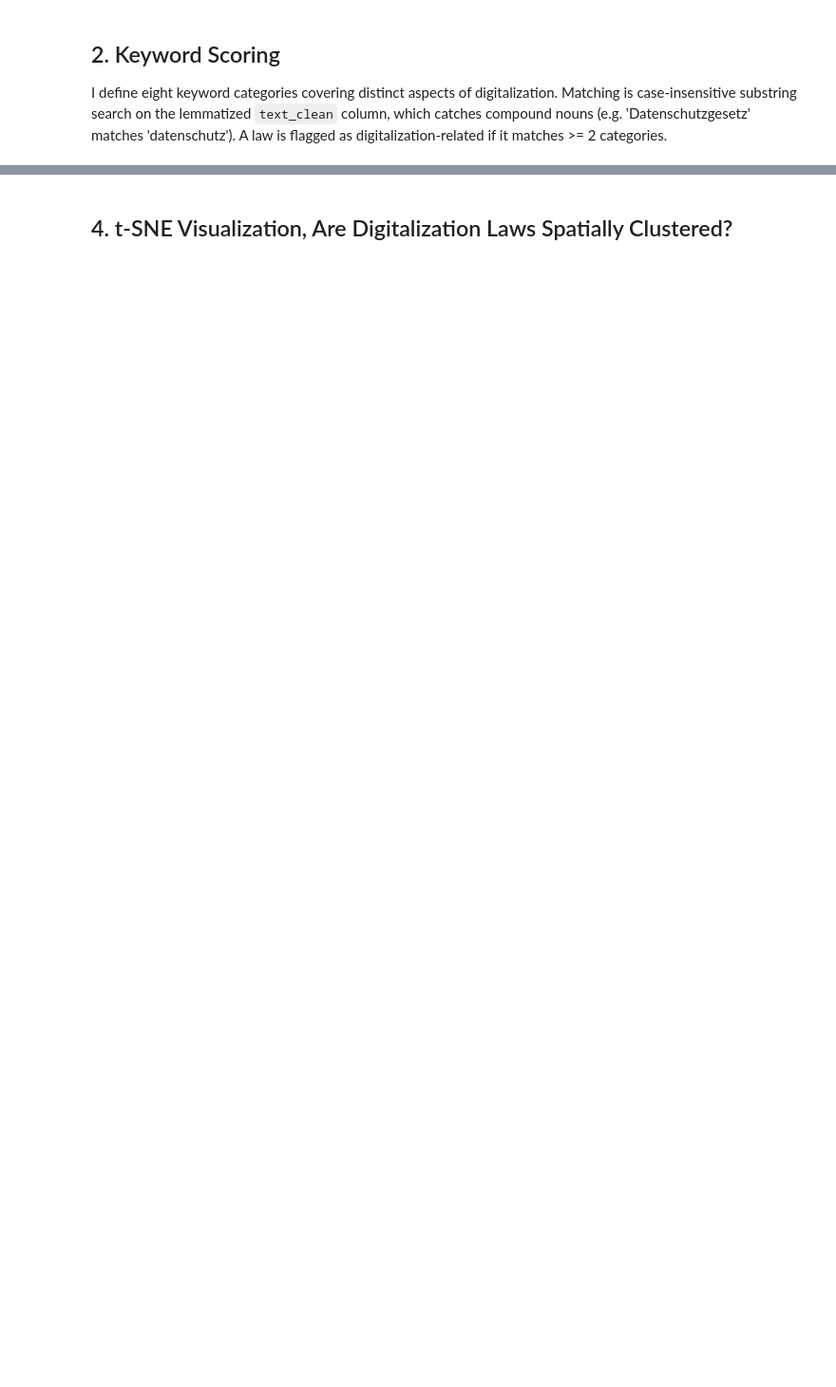
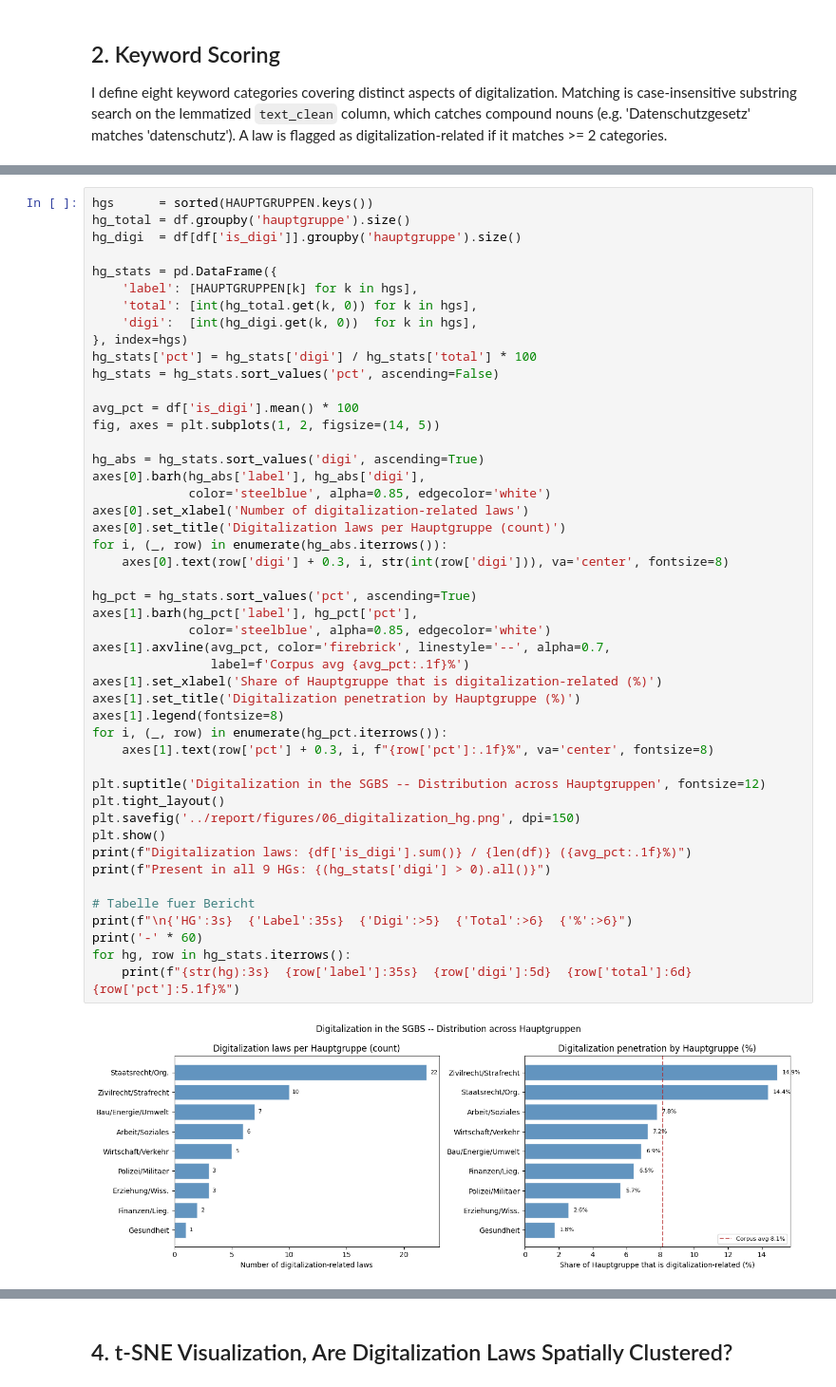
Before and after one commit to bernhardeymann/Unsupervised_ML_2026, a Jupyter notebook: notebooks/06_digitalization.ipynb, the cells around one changed output, grey strips where cells are left out. Shown at 95% size. Saved outputs shown, nothing was run; the diff lists cells and outputs as text; blank space fills up the shorter version.

```diff
--- a/notebooks/06_digitalization.ipynb
+++ b/notebooks/06_digitalization.ipynb
@@ -127,0 +102,49 @@ print(f"Present in all 9 HGs: {(hg_stats['digi'] > 0).all()}")
+# %%
+hgs      = sorted(HAUPTGRUPPEN.keys())
+hg_total = df.groupby('hauptgruppe').size()
+hg_digi  = df[df['is_digi']].groupby('hauptgruppe').size()
+
+hg_stats = pd.DataFrame({
+    'label': [HAUPTGRUPPEN[k] for k in hgs],
+    'total': [int(hg_total.get(k, 0)) for k in hgs],
+    'digi':  [int(hg_digi.get(k, 0))  for k in hgs],
+}, index=hgs)
+hg_stats['pct'] = hg_stats['digi'] / hg_stats['total'] * 100
+hg_stats = hg_stats.sort_values('pct', ascending=False)
+
+avg_pct = df['is_digi'].mean() * 100
+fig, axes = plt.subplots(1, 2, figsize=(14, 5))
+
+hg_abs = hg_stats.sort_values('digi', ascending=True)
+axes[0].barh(hg_abs['label'], hg_abs['digi'],
+             color='steelblue', alpha=0.85, edgecolor='white')
+axes[0].set_xlabel('Number of digitalization-related laws')
+axes[0].set_title('Digitalization laws per Hauptgruppe (count)')
+for i, (_, row) in enumerate(hg_abs.iterrows()):
+    axes[0].text(row['digi'] + 0.3, i, str(int(row['digi'])), va='center', fontsize=8)
+
+hg_pct = hg_stats.sort_values('pct', ascending=True)
+axes[1].barh(hg_pct['label'], hg_pct['pct'],
+             color='steelblue', alpha=0.85, edgecolor='white')
+axes[1].axvline(avg_pct, color='firebrick', linestyle='--', alpha=0.7,
+                label=f'Corpus avg {avg_pct:.1f}%')
+axes[1].set_xlabel('Share of Hauptgruppe that is digitalization-related (%)')
+axes[1].set_title('Digitalization penetration by Hauptgruppe (%)')
+axes[1].legend(fontsize=8)
+for i, (_, row) in enumerate(hg_pct.iterrows()):
+    axes[1].text(row['pct'] + 0.3, i, f"{row['pct']:.1f}%", va='center', fontsize=8)
+
+plt.suptitle('Digitalization in the SGBS -- Distribution across Hauptgruppen', fontsize=12)
+plt.tight_layout()
+plt.savefig('../report/figures/06_digitalization_hg.png', dpi=150)
+plt.show()
+print(f"Digitalization laws: {df['is_digi'].sum()} / {len(df)} ({avg_pct:.1f}%)")
+print(f"Present in all 9 HGs: {(hg_stats['digi'] > 0).all()}")
+
+# Tabelle fuer Bericht
+print(f"\n{'HG':3s}  {'Label':35s}  {'Digi':>5}  {'Total':>6}  {'%':>6}")
+print('-' * 60)
+for hg, row in hg_stats.iterrows():
+    print(f"{str(hg):3s}  {row['label']:35s}  {row['digi']:5d}  {row['total']:6d}  {row['pct']:5.1f}%")
+# %% [output]
+[figure, added]
```
Also changed, not shown: parts of 8 cells of this notebook, 4 other files.
